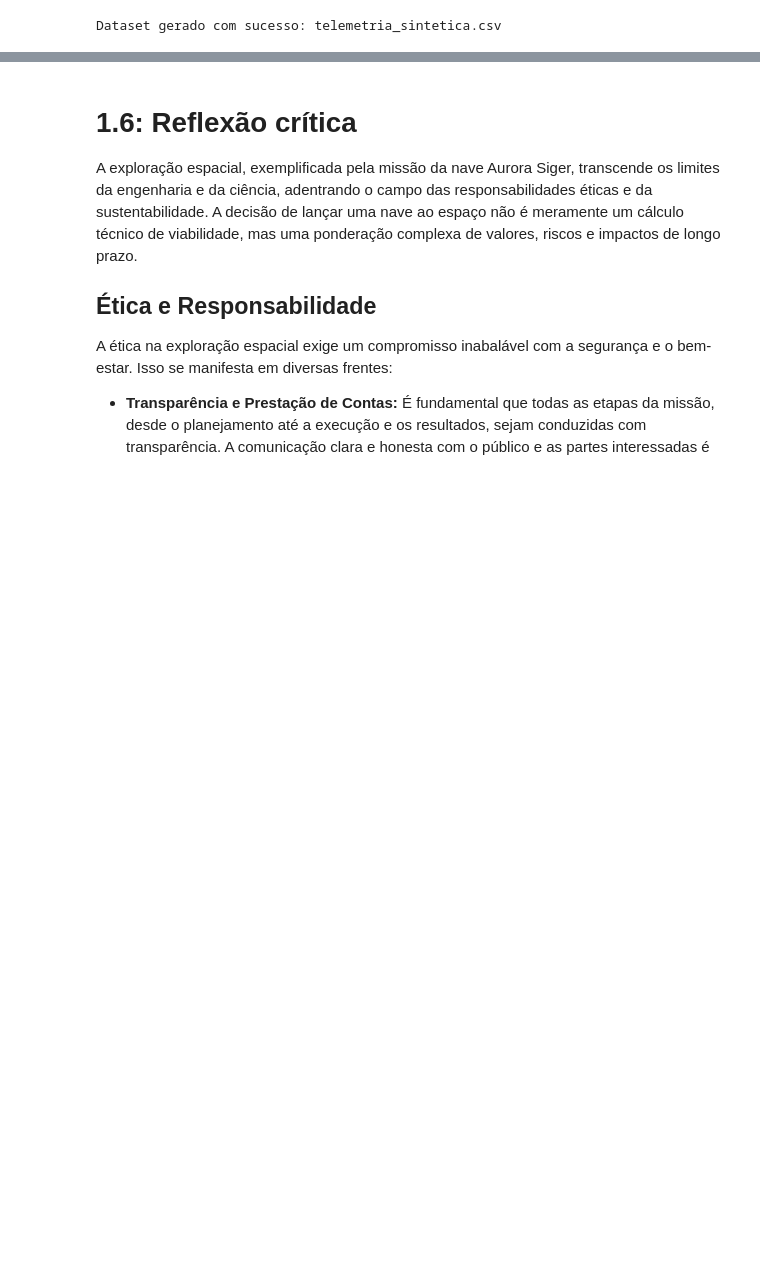
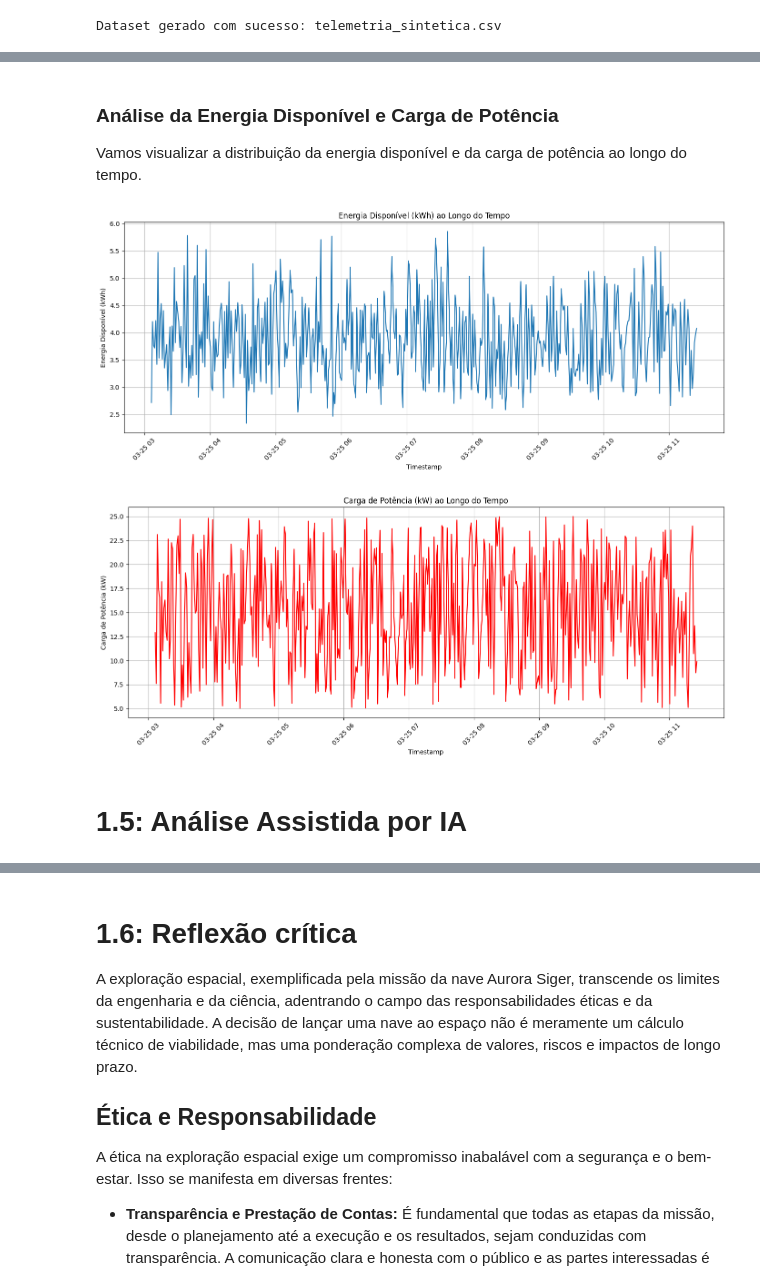
Before and after one commit to andreluizhla/FIAP, a Jupyter notebook: Fase01_FIAP.ipynb, the cells around one changed output, grey strips where cells are left out. Drawn from its saved outputs; the diff is of its cells as text; code cells hidden in the pictures; blank space fills up the shorter version.

```diff
--- a/Fase01_FIAP.ipynb
+++ b/Fase01_FIAP.ipynb
@@ -303,3 +303,9 @@ df.to_csv('./telemetria/telemetria_sintetica.csv', index=False)
 print("Dataset gerado com sucesso: telemetria_sintetica.csv")
 # %% [output]
 Dataset gerado com sucesso: telemetria_sintetica.csv
+# %%
+ # Carregar o dataset gerado na seção 1.4
+df_energia = pd.read_csv('./telemetria/telemetria_sintetica.csv')
+
+print("Primeiras 5 linhas do dataset de análise energética:")
+display(df_energia.head())
@@ -305,0 +335,34 @@ Dataset gerado com sucesso: telemetria_sintetica.csv
+# %% [markdown]
+### Análise da Energia Disponível e Carga de Potência
+
+Vamos visualizar a distribuição da energia disponível e da carga de potência ao longo do tempo.
+# %%
+import matplotlib.pyplot as plt
+import seaborn as sns
+
+df_energia['timestamp'] = pd.to_datetime(df_energia['timestamp'])
+
+plt.figure(figsize=(14, 6))
+sns.lineplot(x='timestamp', y='energy_available_kwh', data=df_energia)
+plt.title('Energia Disponível (kWh) ao Longo do Tempo')
+plt.xlabel('Timestamp')
+plt.ylabel('Energia Disponível (kWh)')
+plt.grid(True)
+plt.xticks(rotation=45)
+plt.tight_layout()
+plt.show()
+
+plt.figure(figsize=(14, 6))
+sns.lineplot(x='timestamp', y='power_load_kw', data=df_energia, color='red')
+plt.title('Carga de Potência (kW) ao Longo do Tempo')
+plt.xlabel('Timestamp')
+plt.ylabel('Carga de Potência (kW)')
+plt.grid(True)
+plt.xticks(rotation=45)
+plt.tight_layout()
+plt.show()
+# %% [output]
+[figure, added]
+[figure, added]
+# %% [markdown]
+# **1.5: Análise Assistida por IA**
```
Also changed, not shown: parts of 5 cells of this notebook.
